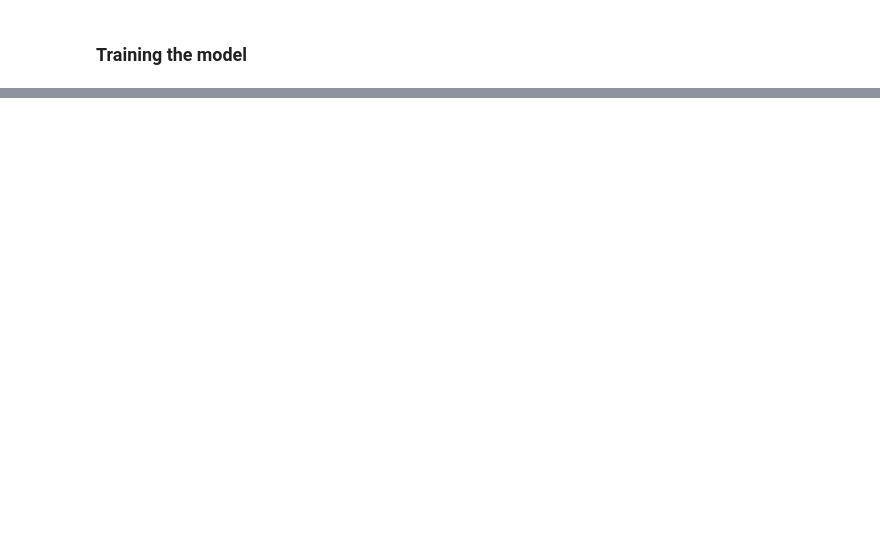
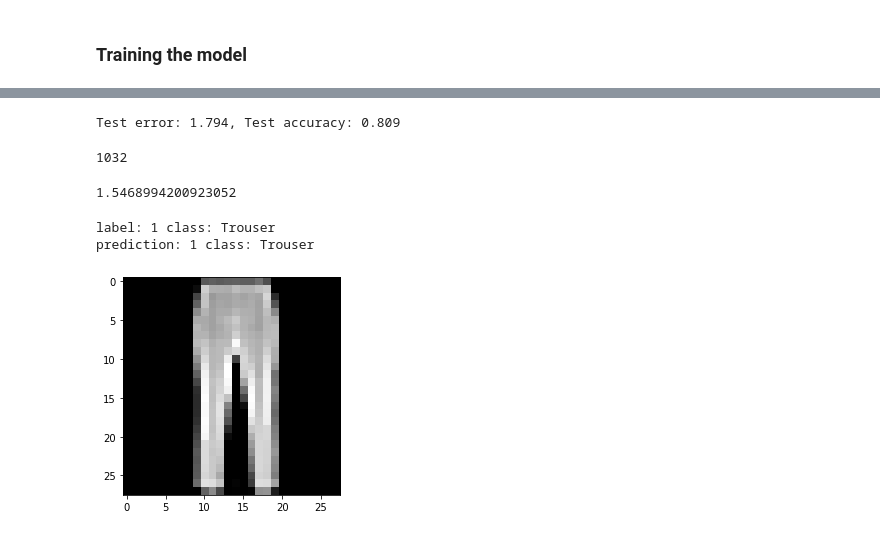
Before and after one commit to TergelMunkhbat/Uschool-Deep-Learning-1, a Jupyter notebook: 3. Multiple inputs and outputs neural network/8.6 Training on a real dataset - MNIST Fashion.ipynb, the cells around one changed output, grey strips where cells are left out. Saved outputs shown, nothing was run; the diff lists cells and outputs as text; code cells hidden in the pictures; blank space fills up the shorter version.

```diff
--- a/3. Multiple inputs and outputs neural network/8.6 Training on a real dataset - MNIST Fashion.ipynb
+++ b/3. Multiple inputs and outputs neural network/8.6 Training on a real dataset - MNIST Fashion.ipynb
@@ -123,0 +131,19 @@ class Loss_CategoricalCrossEntropy():
+# %%
+class Loss_CategoricalCrossEntropy_Activation_SoftMax:
+    """Cateogircal cross entropy loss and SoftMax function"""
+
+    def __init__(self):
+        """Initialize Softmax and CCE loss"""
+        self.activation = Activation_Softmax()
+        self.loss = Loss_CategoricalCrossEntropy()
+
+    def forward(self, inputs, y_true):
+        """Forward pass"""
+        self.activation.forward(inputs)
+        return self.loss.forward(self.activation.output, y_true)
+
+    def backward(self, y_pred, y_true):
+        """Gradient of Categorical cross entropy + Softmax activation"""
+        samples = len(y_pred)
+
+        self.dresults = (y_pred - y_true) / samples
@@ -318,3 +379,7 @@ NameError: name 'compare' is not defined
+# %%
+loss = Loss_CategoricalCrossEntropy_Activation_SoftMax()
+accuracy = Accuracy_Categorical()
+optimizer = Optimizer_GD(alpha=alpha)
 # %% [markdown]
 ### Training the model
 # %%
@@ -331,0 +453,32 @@ for epoch in range(max_epoch):
+# %%
+print(f'Test error: {test_error:.3f},',
+      f'Test accuracy: {test_accuracy:.3f}')
+# %% [output]
+Test error: 1.794, Test accuracy: 0.809
+# %%
+random_idx = np.random.randint(len(test_dataset))
+random_idx
+# %% [output]
+1032
+# %%
+test_input = test_dataset[random_idx]
+test_label = test_labels[random_idx]
+# %%
+layer1.forward(test_input)
+loss.forward(layer1.output, test_label)
+# %% [output]
+1.5468994200923052
+# %%
+test_label = np.argmax(test_label)
+test_pred = np.argmax(loss.activation.output)
+print(f'label: {test_label}',
+      f'class: {classes[test_label]}',
+      f'\nprediction: {test_pred}',
+      f'class: {classes[test_pred]}')
+img = test_input.reshape((28, 28))
+plt.imshow(img, cmap='gray')
+plt.show()
+# %% [output]
+label: 1 class: Trouser
+prediction: 1 class: Trouser
+[figure, added]
```
Also changed, not shown: parts of 22 cells of this notebook.
